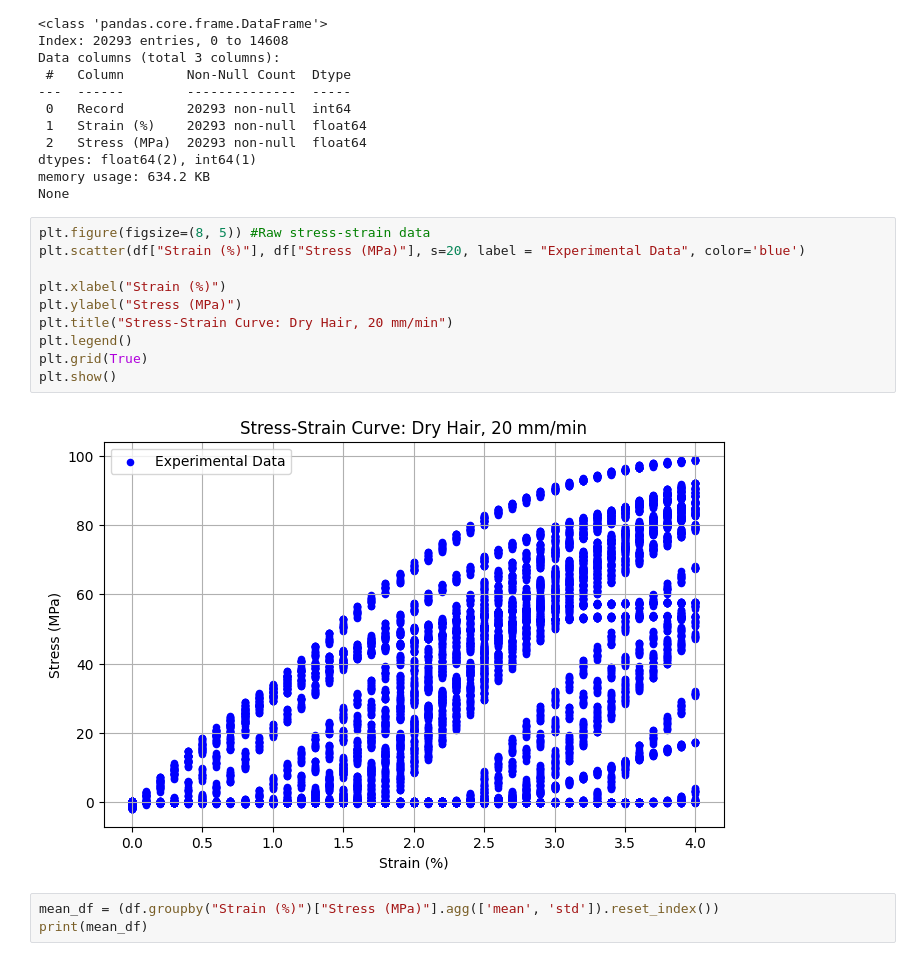
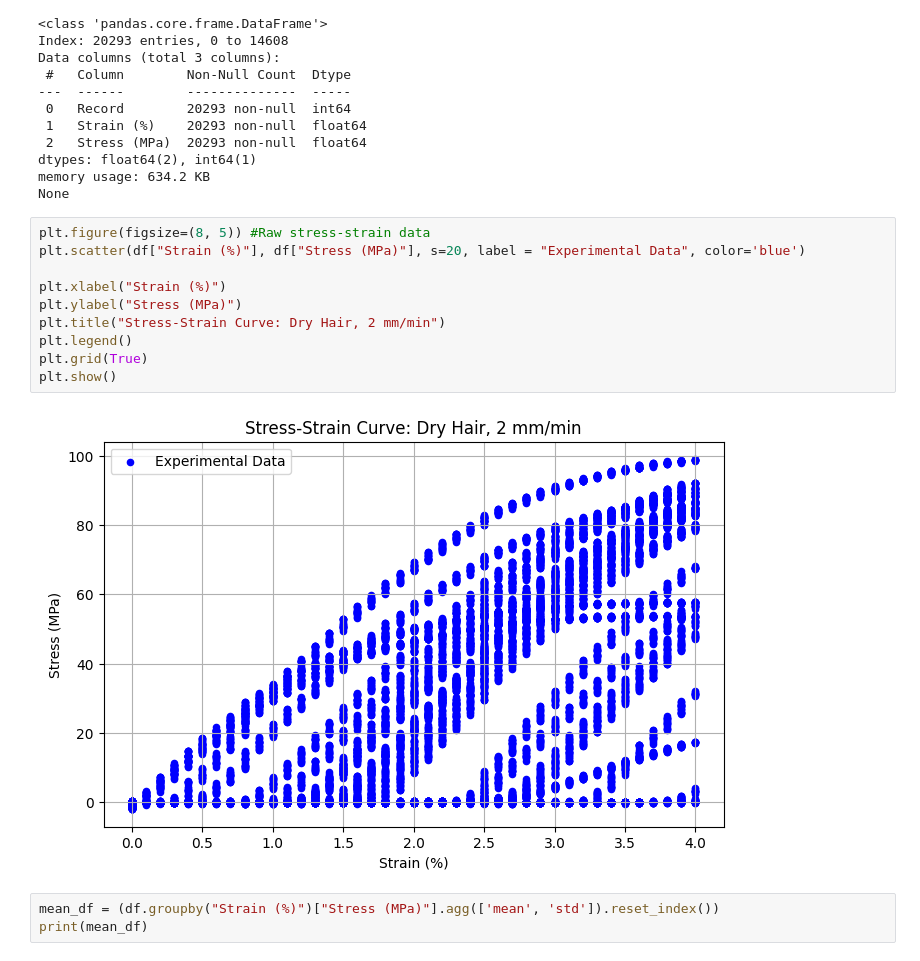
Before and after one commit to ifplutoknew/Python, a Jupyter notebook: Hair research data/Dry straight_2mm.ipynb, the cells around one changed output. Drawn from its saved outputs; the diff is of its cells as text.

```diff
--- a/Hair research data/Dry straight_2mm.ipynb
+++ b/Hair research data/Dry straight_2mm.ipynb
@@ -56,15 +56,15 @@ None
 # %%
 plt.figure(figsize=(8, 5)) #Raw stress-strain data
 plt.scatter(df["Strain (%)"], df["Stress (MPa)"], s=20, label = "Experimental Data", color='blue')
 
 plt.xlabel("Strain (%)")
 plt.ylabel("Stress (MPa)")
-plt.title("Stress-Strain Curve: Dry Hair, 20 mm/min")
+plt.title("Stress-Strain Curve: Dry Hair, 2 mm/min")
 plt.legend()
 plt.grid(True)
 plt.show()
 # %% [output]
-[figure, old version]
+[figure, new version]
 # %%
 mean_df = (df.groupby("Strain (%)")["Stress (MPa)"].agg(['mean', 'std']).reset_index())
 print(mean_df)
```
Also changed, not shown: parts of 3 cells of this notebook, 6 other files.
